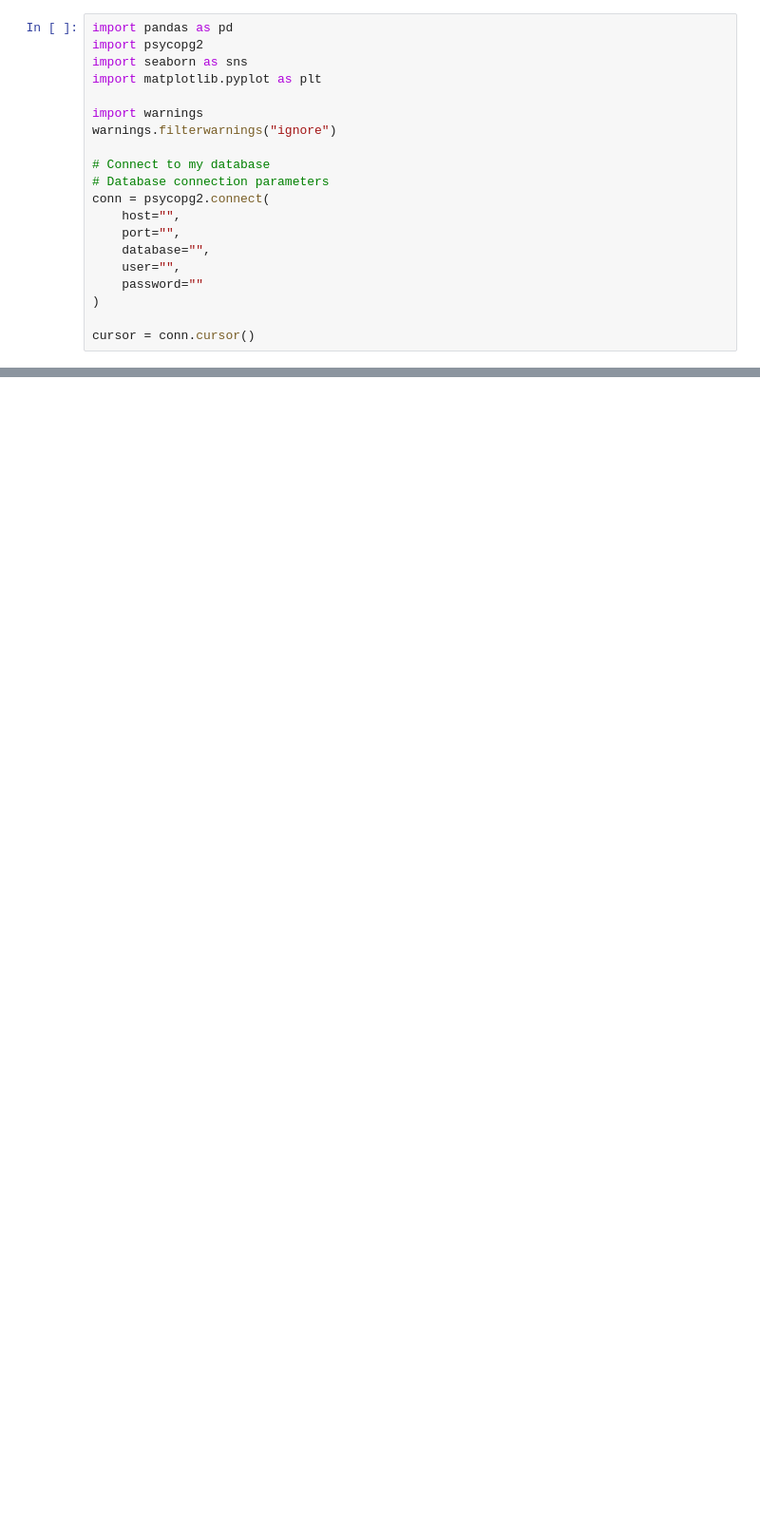
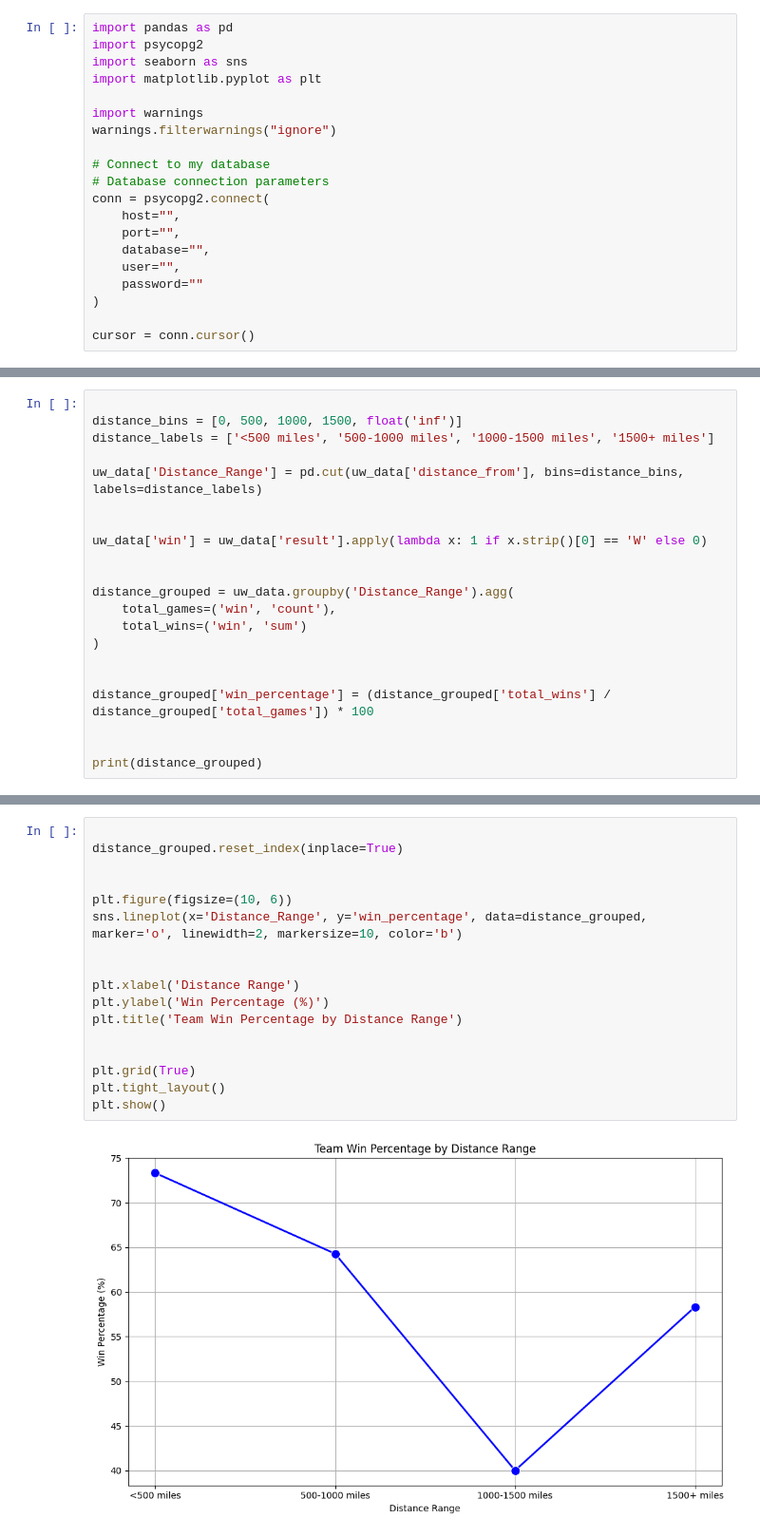
Before and after one commit to bgwarren1/BSA-BIG10, a Jupyter notebook: notebooks/Distance_Analysis/uw_offense_dist_eda.ipynb, the cells around one changed output, grey strips where cells are left out. Shown: that part at 95% size. Drawn from its saved outputs; the diff is of its cells as text; blank space fills up the shorter version.

```diff
--- a/notebooks/Distance_Analysis/uw_offense_dist_eda.ipynb
+++ b/notebooks/Distance_Analysis/uw_offense_dist_eda.ipynb
@@ -143,0 +142,21 @@ plt.show()
+# %%
+
+distance_bins = [0, 500, 1000, 1500, float('inf')]
+distance_labels = ['<500 miles', '500-1000 miles', '1000-1500 miles', '1500+ miles']
+
+uw_data['Distance_Range'] = pd.cut(uw_data['distance_from'], bins=distance_bins, labels=distance_labels)
+
+
+uw_data['win'] = uw_data['result'].apply(lambda x: 1 if x.strip()[0] == 'W' else 0)
+
+
+distance_grouped = uw_data.groupby('Distance_Range').agg(
+    total_games=('win', 'count'),
+    total_wins=('win', 'sum')
+)
+
+
+distance_grouped['win_percentage'] = (distance_grouped['total_wins'] / distance_grouped['total_games']) * 100
+
+
+print(distance_grouped)
@@ -143,0 +170,19 @@ plt.show()
+# %%
+
+distance_grouped.reset_index(inplace=True)
+
+
+plt.figure(figsize=(10, 6))
+sns.lineplot(x='Distance_Range', y='win_percentage', data=distance_grouped, marker='o', linewidth=2, markersize=10, color='b')
+
+
+plt.xlabel('Distance Range')
+plt.ylabel('Win Percentage (%)')
+plt.title('Team Win Percentage by Distance Range')
+
+
+plt.grid(True)
+plt.tight_layout()
+plt.show()
+# %% [output]
+[figure, added]
```
Also changed, not shown: parts of 6 cells of this notebook, 8 other files.
